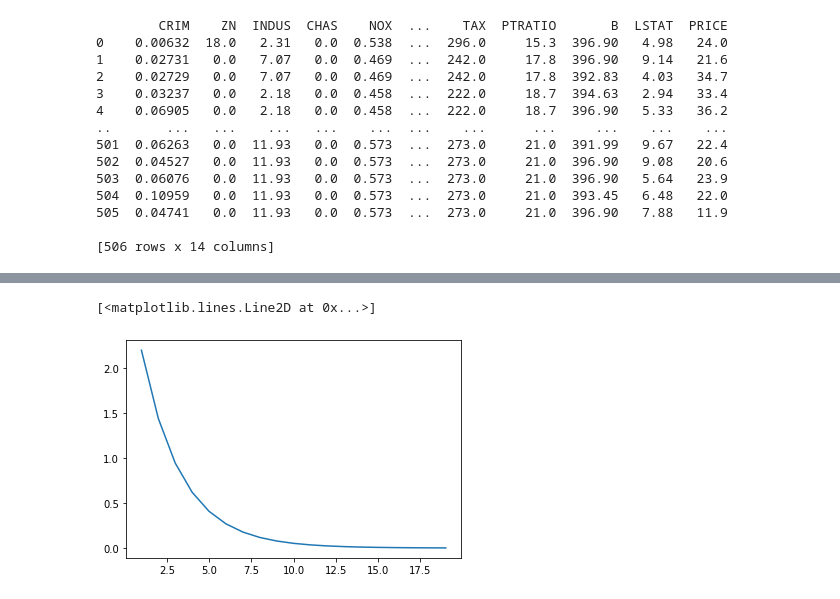
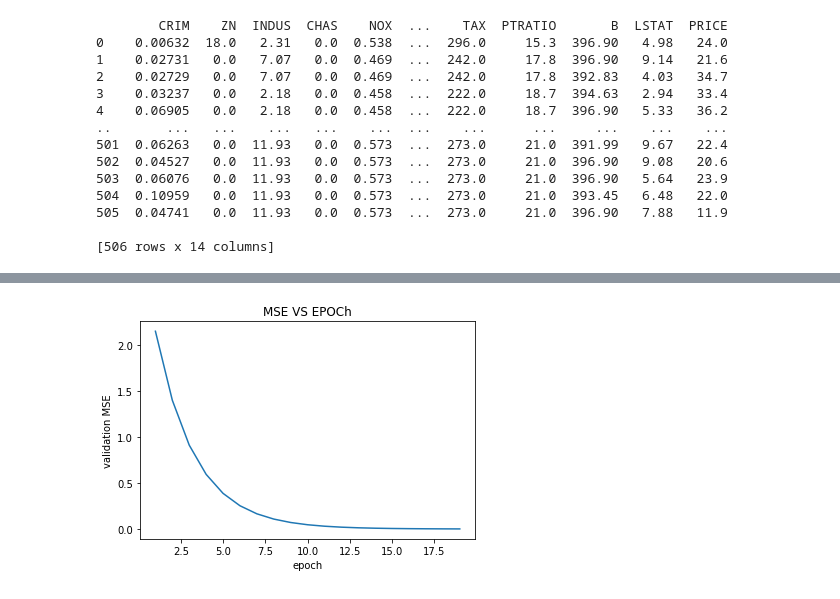
Before and after one commit to 95871abhinandankumar/Machine-learning, a Jupyter notebook: ML_assignment5_batch_gradient_descent_skitlearn_updated_version.ipynb, the cells around one changed output, grey strips where cells are left out. Cells and saved outputs as stored; diff of their text form; code cells hidden in the pictures.

```diff
--- a/ML_assignment5_batch_gradient_descent_skitlearn_updated_version.ipynb
+++ b/ML_assignment5_batch_gradient_descent_skitlearn_updated_version.ipynb
@@ -155,8 +159,12 @@ plt.plot(epoch, trains_MSE)
-# %%
-plt.plot(epoch, validations_MSE)
-# %% [output]
-[<matplotlib.lines.Line2D at 0x...>]
-[figure, removed]
+# %%
+plt.plot(epoch, validations_MSE)
+plt.title("MSE VS EPOCh")
+plt.xlabel("epoch")
+plt.ylabel("validation MSE")
+
+plt.show()
+# %% [output]
+[figure, added]
 # %%
 from sklearn.linear_model import LinearRegression
 reg = LinearRegression()
```
Also changed, not shown: parts of 10 cells of this notebook.
